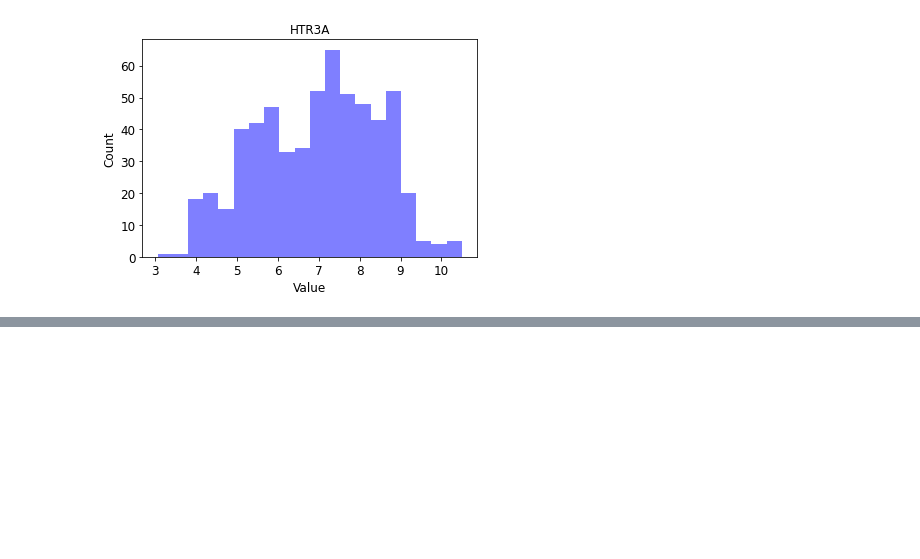
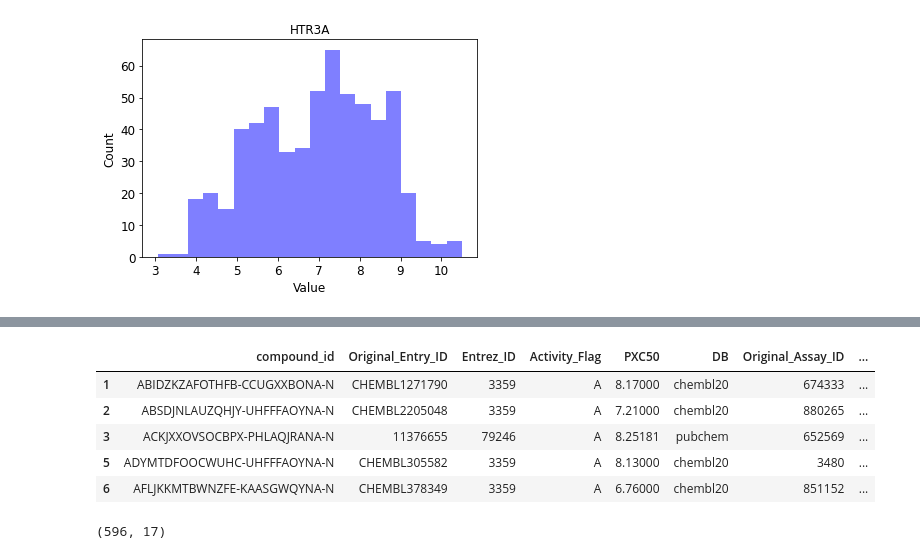
Before and after one commit to ravichas/AMPL-Tutorial, a Jupyter notebook: 02_Explore_Data_ExcapeDB_curation.ipynb, the cells around one changed output, grey strips where cells are left out. Drawn from its saved outputs; the diff is of its cells as text; code cells hidden in the pictures; blank space fills up the shorter version.

```diff
--- a/02_Explore_Data_ExcapeDB_curation.ipynb
+++ b/02_Explore_Data_ExcapeDB_curation.ipynb
@@ -312,0 +313,13 @@ Thu May 20 00:41:29 UTC 2021
+# %%
+curated_df.head()
+# %% [output]
+|  | compound_id | Original_Entry_ID | Entrez_ID | Activity_Flag | PXC50 | DB | Original_Assay_ID | ... |
+| 1 | ABIDZKZAFOTHFB-CCUGXXBONA-N | CHEMBL1271790 | 3359 | A | 8.17000 | chembl20 | 674333 | ... |
+| 2 | ABSDJNLAUZQHJY-UHFFFAOYNA-N | CHEMBL2205048 | 3359 | A | 7.21000 | chembl20 | 880265 | ... |
+| 3 | ACKJXXOVSOCBPX-PHLAQJRANA-N | 11376655 | 79246 | A | 8.25181 | pubchem | 652569 | ... |
+| 5 | ADYMTDFOOCWUHC-UHFFFAOYNA-N | CHEMBL305582 | 3359 | A | 8.13000 | chembl20 | 3480 | ... |
+| 6 | AFLJKKMTBWNZFE-KAASGWQYNA-N | CHEMBL378349 | 3359 | A | 6.76000 | chembl20 | 851152 | ... |
+# %%
+curated_df.shape
+# %% [output]
+(596, 17)
```
Also changed, not shown: parts of 5 cells of this notebook.
